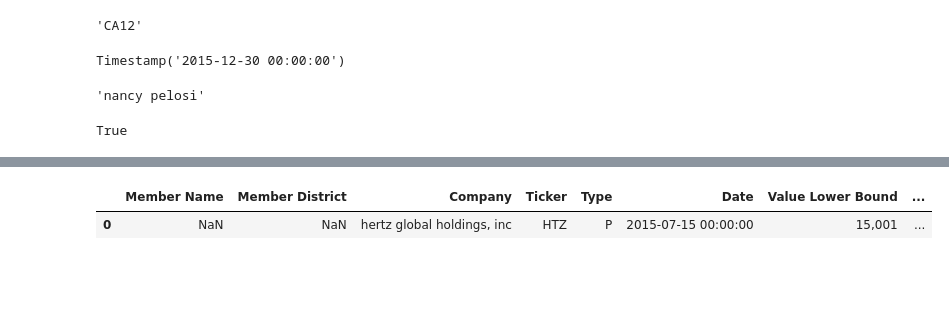
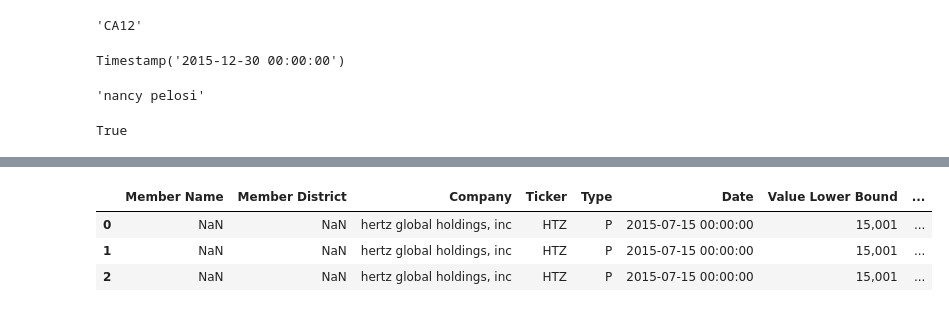
Before and after one commit to Tomyao991203/congressional-stock-trading-monitor, a Jupyter notebook: database/pdf_scraper_notebook.ipynb, the cells around one changed output, grey strips where cells are left out. Saved outputs shown, nothing was run; the diff lists cells and outputs as text; code cells hidden in the pictures; blank space fills up the shorter version.

```diff
--- a/database/pdf_scraper_notebook.ipynb
+++ b/database/pdf_scraper_notebook.ipynb
@@ -136,11 +134,11 @@ test is np.nan
 # %% [output]
 True
 # %%
-def generate_entry(df, df_index, row, regex_result):
+def generate_entry(df, df_index, row, regex_result, new_db_page):
 
     description_regex = r"^description: (.+)$"
     stock_regex = r"(^.*)\s*\(([\w | .]{1,5})\)\s*$"
-    bounds_regex = r"^\$?([\d,]+)\s*-\s*\$?([\d,]*)$"
+    bounds_regex = r"^\$?([\d,]+)\s*-?\s*\$?([\d,]*)$"
 
     company_name = regex_result[1].strip()
     ticker = regex_result[2].upper()
@@ -150,13 +148,23 @@ def generate_entry(df, df_index, row, regex_result):
 
     transaction_type = df[df_index].iloc[row, 2]
 
-    bounds_regex_result = re.match(bounds_regex, df[df_index].iloc[row, 4])
+    if new_db_page:
+        bounds_regex_result = re.match(bounds_regex, df[df_index].iloc[row, 3])
+        print(df[df_index].iloc[row, 3])
+    else:
+        bounds_regex_result = re.match(bounds_regex, df[df_index].iloc[row, 4])
+        print(df[df_index].iloc[row, 3])
     lower_bound = bounds_regex_result[1]
     upper_bound = ''
 
     if bounds_regex_result[2] == '':
-        regex_result = re.match(bounds_regex, df[df_index].iloc[row+1, 4])
-        upper_bound = regex_result[1]
+        if new_db_page:
+            regex_result = re.match(bounds_regex, df[df_index].iloc[row+1, 3])
+            upper_bound = regex_result[1]
+        else:
+            regex_result = re.match(bounds_regex, df[df_index].iloc[row+1, 4])
+            upper_bound = regex_result[1]
+
     else:
         upper_bound = bounds_regex_result[2]
 
@@ -168,14 +176,18 @@ def generate_entry(df, df_index, row, regex_result):
     stock_info = str(df[df_index].iloc[row, 0]).lower()
 
     potential_new_stock = re.match(stock_regex, stock_info)
-    while potential_new_stock is None:
+    exit = True
+    while potential_new_stock is None and exit:
         regex_result = re.match(description_regex, str(df[df_index].iloc[row, 0]).lower())
         if regex_result is not None:
             description = regex_result[1]
         row += 1
-
-        stock_info = str(df[df_index].iloc[row, 0]).lower()
-        potential_new_stock = re.match(stock_regex, stock_info)
+        if len(df[df_index].index)-1 <= row:
+            exit = False
+        else:
+            row += 1
+            stock_info = str(df[df_index].iloc[row, 0]).lower()
+            potential_new_stock = re.match(stock_regex, stock_info)
 
     return {'Member Name': np.nan,
             'Member District': np.nan,
@@ -186,7 +198,8 @@ def generate_entry(df, df_index, row, regex_result):
             'Value Lower Bound' : lower_bound,
             'Value Upper Bound' : upper_bound,
             'Description' : description,
-            'Link' : np.nan}
+            'Link' : np.nan}, row
 # %%
 res = re.match(stock_regex, str(db[7].iloc[29, 0]).lower())
-test_entry = generate_entry(db, 7, 29, res)
+test_entry, row = generate_entry(db, 7, 29, res)
+row
@@ -193,8 +214,11 @@ test_entry = generate_entry(db, 7, 29, res)
 # %%
-pd.concat([pdf_db, pd.Series(test_entry).to_frame().T], ignore_index=True)
+pdf_db = pd.concat([pdf_db, pd.Series(test_entry).to_frame().T], ignore_index=True)
+pdf_db
 # %% [output]
 |  | Member Name | Member District | Company | Ticker | Type | Date | Value Lower Bound | ... |
 | 0 | NaN | NaN | hertz global holdings, inc | HTZ | P | 2015-07-15 00:00:00 | 15,001 | ... |
+| 1 | NaN | NaN | hertz global holdings, inc | HTZ | P | 2015-07-15 00:00:00 | 15,001 | ... |
+| 2 | NaN | NaN | hertz global holdings, inc | HTZ | P | 2015-07-15 00:00:00 | 15,001 | ... |
 # %%
 def process_dataframe(df, link):
 
```
Also changed, not shown: parts of 5 cells of this notebook.
